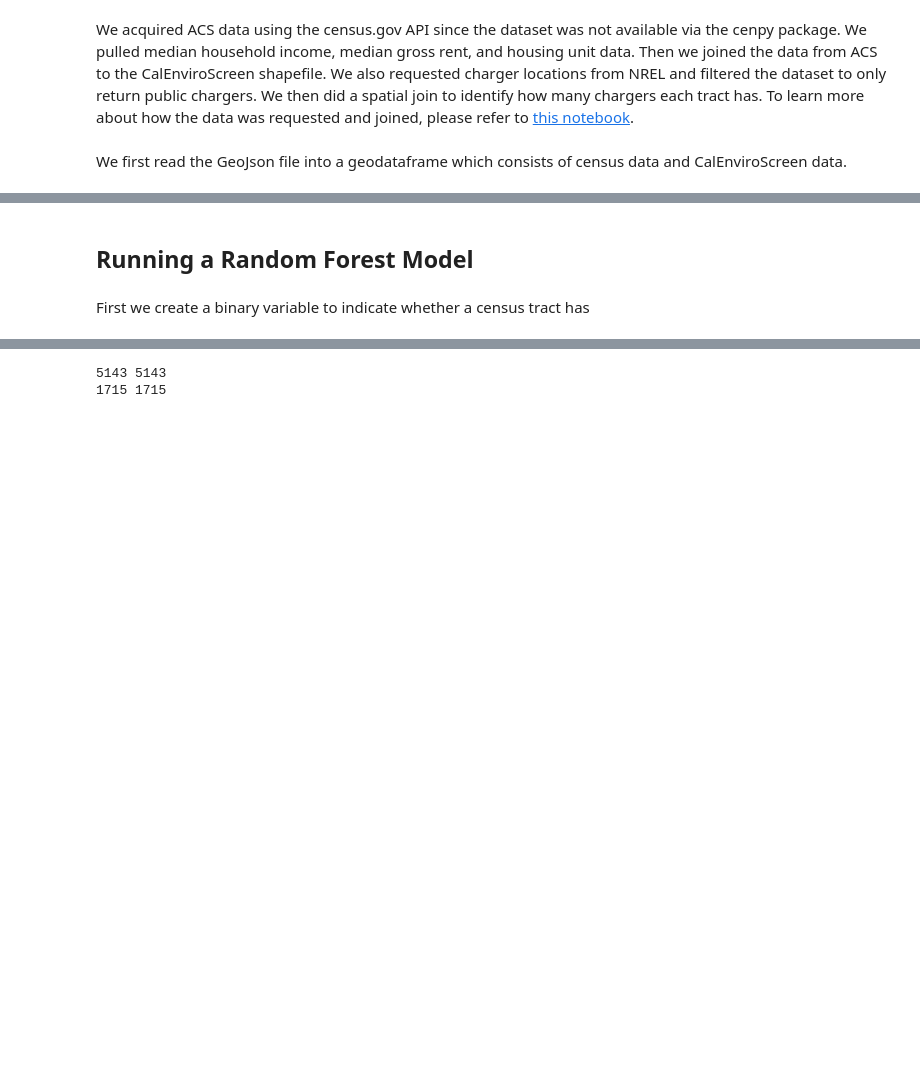
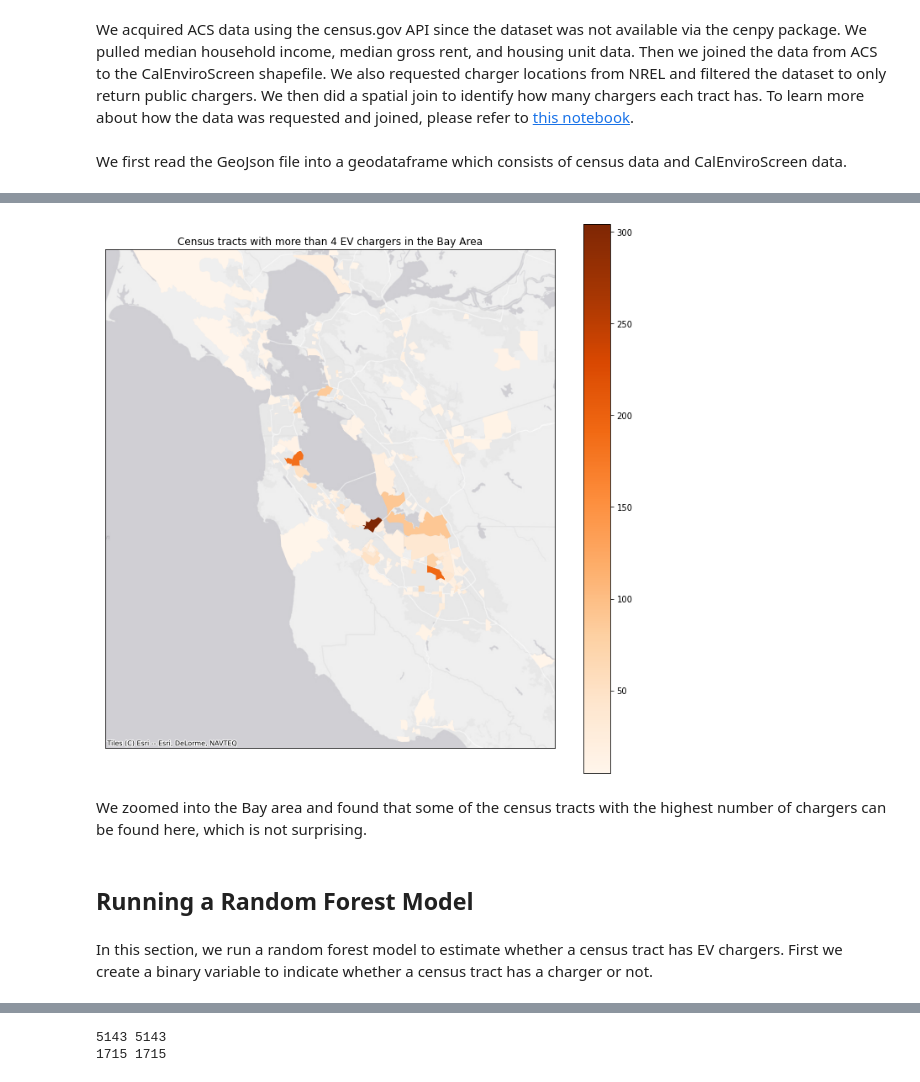
Before and after one commit to opheliasin/ev-charger-sales, a Jupyter notebook: Question 1.ipynb, the cells around one changed output, grey strips where cells are left out. Drawn from its saved outputs; the diff is of its cells as text; code cells hidden in the pictures; blank space fills up the shorter version.

```diff
--- a/Question 1.ipynb
+++ b/Question 1.ipynb
@@ -90,5 +79,28 @@ The R-squared value is extremely low. This probably tells us that income is extr
+# %%
+chargers_q4 = joinedDf[(joinedDf['Charger count'] > 4)]
+
+fig, ax = plt.subplots(figsize=(12, 12))
+chargers_q4.to_crs("EPSG: 3857").plot('Charger count', cmap = 'Oranges',  ax = ax, legend = True)
+
+#remove tix labels
+ax.set_xticks([])
+ax.set_yticks([])
+
+#set bounding box
+xlim = (-13691777.9143, -13534929.1322)
+ylim = (4429751.5172,4603416.4455)
+
+ax.set_xlim(xlim)
+ax.set_ylim(ylim)
+
+ax.set_title('Census tracts with more than 4 EV chargers in the Bay Area')
+ctx.add_basemap(ax, source=ctx.providers.Esri.WorldGrayCanvas)
+# %% [output]
+[figure, added]
+# %% [markdown]
+We zoomed into the Bay area and found that some of the census tracts with the highest number of chargers can be found here, which is not surprising.
 # %% [markdown]
 ## Running a Random Forest Model
 # %% [markdown]
-First we create a binary variable to indicate whether a census tract has
+In this section, we run a random forest model to estimate whether a census tract has EV chargers. First we create a binary variable to indicate whether a census tract has a charger or not.
 # %%
```
Also changed, not shown: parts of 42 cells of this notebook, 4 other files.
